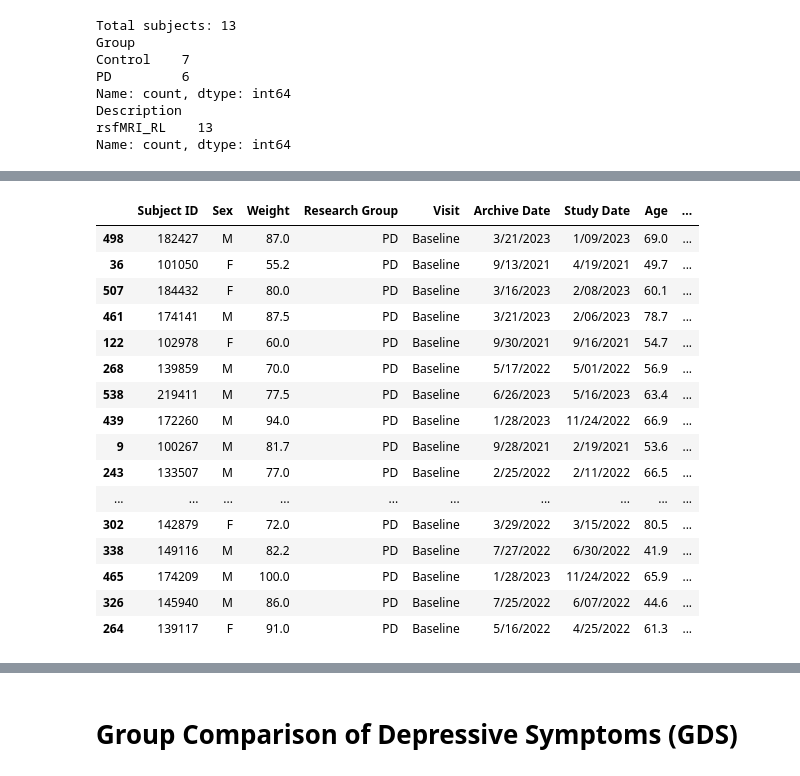
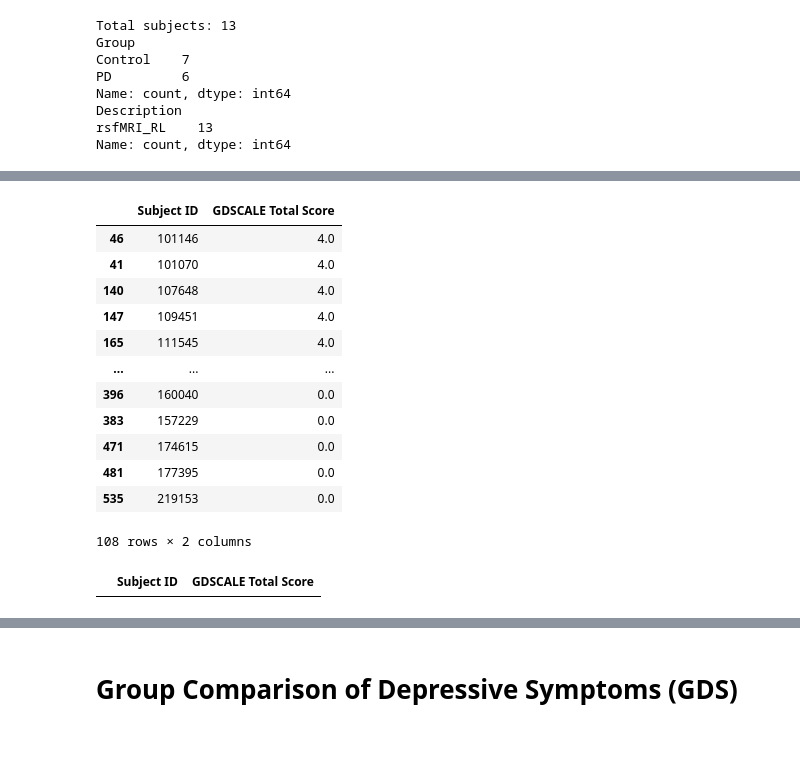
Before and after one commit to RosarioH10062002/connectivity-biomarkers-pd-depression, a Jupyter notebook: ISP_Participants.ipynb, the cells around one changed output, grey strips where cells are left out. Saved outputs shown, nothing was run; the diff lists cells and outputs as text; code cells hidden in the pictures; blank space fills up the shorter version.

```diff
--- a/ISP_Participants.ipynb
+++ b/ISP_Participants.ipynb
@@ -98,3 +99,3 @@ pd_subjects, ctrl_subjects
 # %%
-path = "/content/drive/My Drive/M2/Impact Scholar Programme/dataset_correct.csv"
-dataset_gdsc = pd.read_csv(path, sep = ",")
+path = "/content/drive/My Drive/M2/Impact Scholar Programme/dataset_correct.csv" # dataset extracted from the ppmi website
+dataset_complete = pd.read_csv(path, sep = ",")
@@ -100,0 +124,9 @@ dataset_gdsc = pd.read_csv(path, sep = ",")
+# %%
+siemens_mask = dataset_complete["Imaging Protocol"] == "Field Strength=3.0;TE=30.0;Manufacturer=SIEMENS;Slice Thickness=3.5;TR=2500.0"
+df_siemens = dataset_complete[siemens_mask].copy()
+
+rl_mask = df_siemens["Description"] == "rsfMRI_RL"
+df_rl = df_siemens[rl_mask].copy()
+df_rl = df_rl.dropna(subset=["GDSCALE Total Score"])
+
+print(f"Dataset Siemens: {df_siemens.shape}, Dataset Siemens RL: {df_rl.shape}")
@@ -216,0 +158,9 @@ dtype: int64
+# %%
+#@title Metrics
+pd_depressed_list_siemens = df_rl[(df_rl["GDSCALE Total Score"]>= 5)  &  (df_rl["Research Group"] == "PD")]
+pd_non_depressed_list_siemens = df_rl[(df_rl["GDSCALE Total Score"]< 5)  &  (df_rl["Research Group"] == "PD")]
+print(f"Number of depressed PD: {pd_depressed_list_siemens.shape}; Number of non-depressed PD: {pd_non_depressed_list_siemens.shape}")
+
+control_depressed_list_siemens = df_rl[(df_rl["GDSCALE Total Score"]>= 5)  &  (df_rl["Research Group"] == "Control")]
+control_non_depressed_list_siemens = df_rl[(df_rl["GDSCALE Total Score"]< 5)  &  (df_rl["Research Group"] == "Control")]
+print(f"Number of depressed Control: {control_depressed_list_siemens.shape}; Number of non-depressed Control: {control_non_depressed_list_siemens.shape}")
@@ -217,24 +193,23 @@ dtype: int64
+# %%
+#@title PD NON DEPRESSED LIST
+list_pd_non_depressed = pd_non_depressed_list_siemens.sort_values(by="GDSCALE Total Score", ascending=False)[["Subject ID", "GDSCALE Total Score"]]
+list_pd_non_depressed
+# %% [output]
+|  | Subject ID | GDSCALE Total Score |
+| 46 | 101146 | 4.0 |
+| 41 | 101070 | 4.0 |
+| 140 | 107648 | 4.0 |
+| 147 | 109451 | 4.0 |
+| 165 | 111545 | 4.0 |
+| ... | ... | ... |
+| 396 | 160040 | 0.0 |
+| 383 | 157229 | 0.0 |
+| 471 | 174615 | 0.0 |
+| 481 | 177395 | 0.0 |
+| 535 | 219153 | 0.0 |
+108 rows × 2 columns
 # %%
-df_pd_sorted = (
-    df_rl[df_rl["Research Group"] == "PD"]
-    .sort_values(by="GDSCALE Total Score", ascending=False)
-)
-df_pd_sorted.head(20)
+#@title CONTROL DEPRESSED LIST
+control_depressed_list_siemens.sort_values(by="GDSCALE Total Score", ascending=False)[["Subject ID", "GDSCALE Total Score"]].head(20)
 # %% [output]
-|  | Subject ID | Sex | Weight | Research Group | Visit | Archive Date | Study Date | Age | ... |
-| 498 | 182427 | M | 87.0 | PD | Baseline | 3/21/2023 | 1/09/2023 | 69.0 | ... |
-| 36 | 101050 | F | 55.2 | PD | Baseline | 9/13/2021 | 4/19/2021 | 49.7 | ... |
-| 507 | 184432 | F | 80.0 | PD | Baseline | 3/16/2023 | 2/08/2023 | 60.1 | ... |
-| 461 | 174141 | M | 87.5 | PD | Baseline | 3/21/2023 | 2/06/2023 | 78.7 | ... |
-| 122 | 102978 | F | 60.0 | PD | Baseline | 9/30/2021 | 9/16/2021 | 54.7 | ... |
-| 268 | 139859 | M | 70.0 | PD | Baseline | 5/17/2022 | 5/01/2022 | 56.9 | ... |
-| 538 | 219411 | M | 77.5 | PD | Baseline | 6/26/2023 | 5/16/2023 | 63.4 | ... |
-| 439 | 172260 | M | 94.0 | PD | Baseline | 1/28/2023 | 11/24/2022 | 66.9 | ... |
-| 9 | 100267 | M | 81.7 | PD | Baseline | 9/28/2021 | 2/19/2021 | 53.6 | ... |
-| 243 | 133507 | M | 77.0 | PD | Baseline | 2/25/2022 | 2/11/2022 | 66.5 | ... |
-| ... | ... | ... | ... | ... | ... | ... | ... | ... | ... |
-| 302 | 142879 | F | 72.0 | PD | Baseline | 3/29/2022 | 3/15/2022 | 80.5 | ... |
-| 338 | 149116 | M | 82.2 | PD | Baseline | 7/27/2022 | 6/30/2022 | 41.9 | ... |
-| 465 | 174209 | M | 100.0 | PD | Baseline | 1/28/2023 | 11/24/2022 | 65.9 | ... |
-| 326 | 145940 | M | 86.0 | PD | Baseline | 7/25/2022 | 6/07/2022 | 44.6 | ... |
-| 264 | 139117 | F | 91.0 | PD | Baseline | 5/16/2022 | 4/25/2022 | 61.3 | ... |
+|  | Subject ID | GDSCALE Total Score |
```
Also changed, not shown: parts of 29 cells of this notebook.
